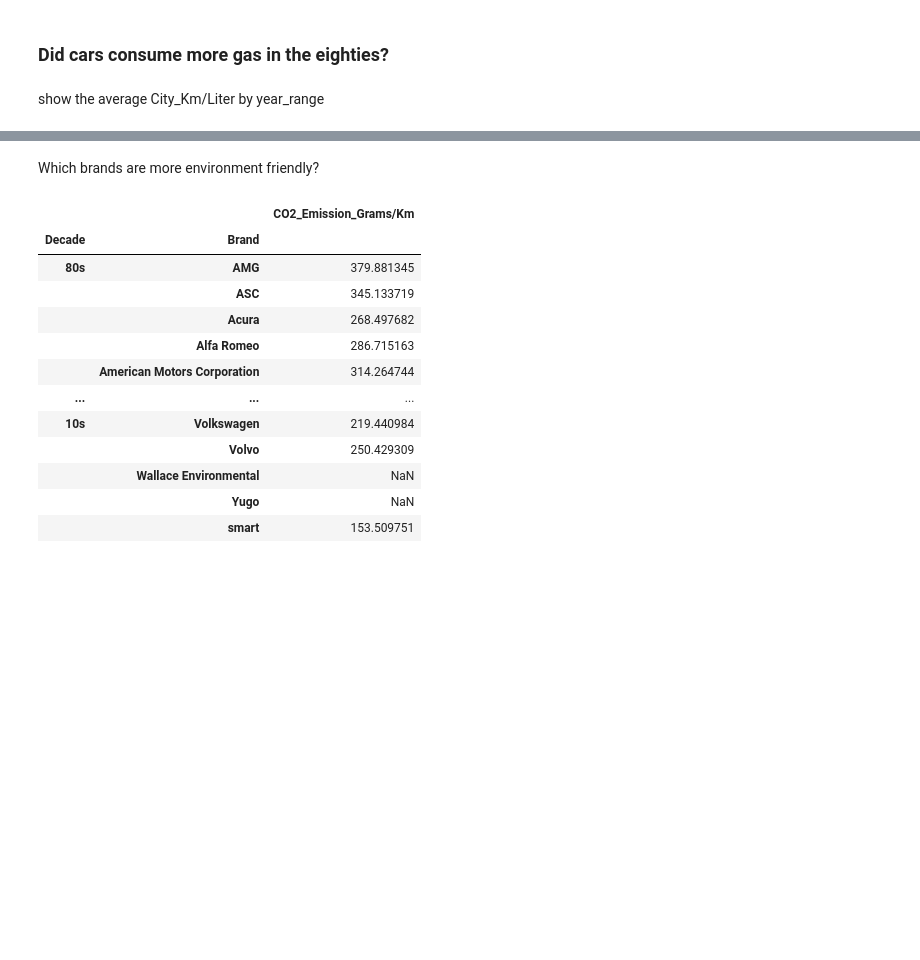
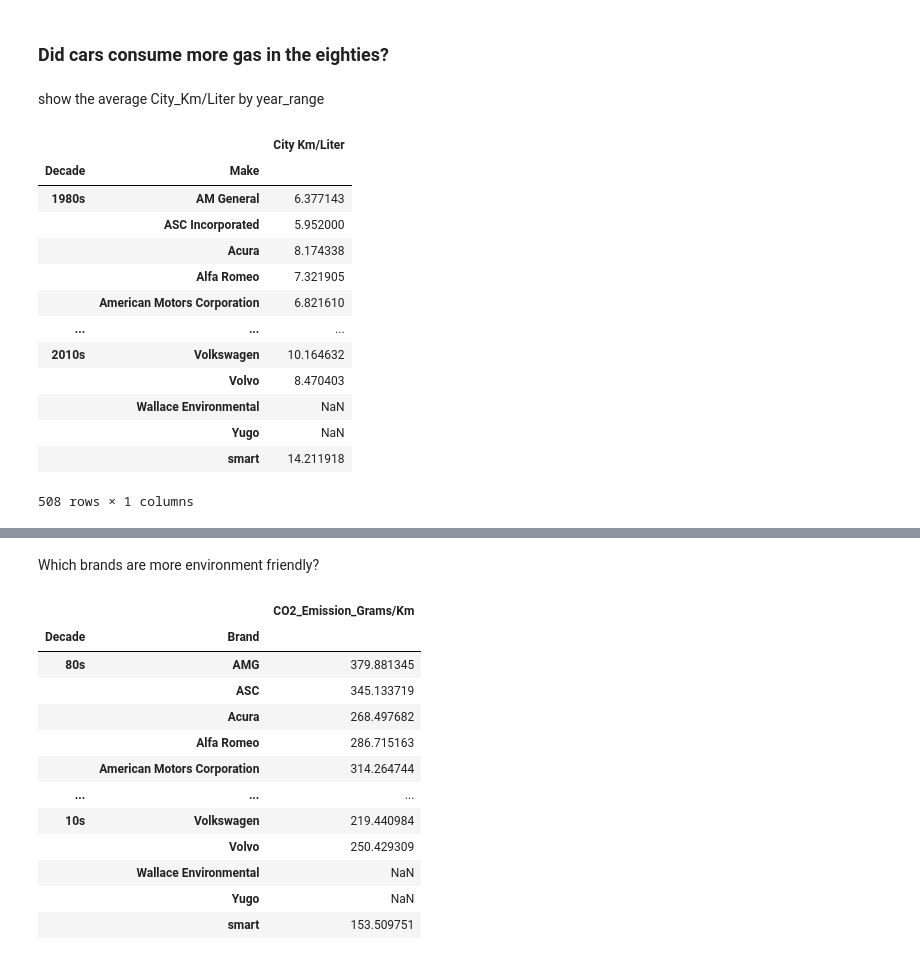
Before and after one commit to Romes-Kalt/IronRoman, a Jupyter notebook: LabWorks/week2/day5/Lab_Pandas_frouping_data_vehicles.ipynb, the cells around one changed output, grey strips where cells are left out. Cells and saved outputs as stored; diff of their text form; code cells hidden in the pictures; blank space fills up the shorter version.

```diff
--- a/LabWorks/week2/day5/Lab_Pandas_frouping_data_vehicles.ipynb
+++ b/LabWorks/week2/day5/Lab_Pandas_frouping_data_vehicles.ipynb
@@ -53,0 +91,5 @@ What brand has the most cars?
+# %%
+cars["CO2 Emission Grams/km"]=cars["CO2 Emission Grams/Mile"]*(1/1.60934)
+# vehicles_df.rename(columns={"CO2 Emission Grams/Mile":"CO2 Emission Grams/Km"}, inplace=True)
+# vehicles_df
+cars[["CO2 Emission Grams/km", "CO2 Emission Grams/Mile"]]
@@ -58,2 +145,4 @@ What brand has the most cars?
 # %% [markdown]
 Use `pd.cut` or `pd.qcut` to create 4 groups (bins) of cars, by Year. We want to explore how cars have evolved decade by decade.
+# %%
+cars["Decade"] = pd.cut(cars['Year'], bins=[1980,1990,2000,2010,2020], labels=["1980s","1990s","2000s","2010s"])
@@ -79,0 +176,22 @@ show the average City_Km/Liter by year_range
+# %%
+cars["City Km/Liter"]=cars["City MPG"]*(1.60934/3.78541)
+cars["Highway Km/Liter"]=cars["Highway MPG"]*(1.60934/3.78541)
+cars["Combined Km/Liter"]=cars["Combined MPG"]*(1.60934/3.78541)
+#cars.rename(columns={"City MPG":"City Km/Liter","Highway MPG":"Highway Km/Liter","Combined MPG":"Combined Km/Liter"}, inplace=True)
+# %%
+cars.groupby(["Decade","Make"])[["City Km/Liter"]].mean()
+# %% [output]
+|  |  | City Km/Liter |
+| Decade | Make |  |
+| 1980s | AM General | 6.377143 |
+|  | ASC Incorporated | 5.952000 |
+|  | Acura | 8.174338 |
+|  | Alfa Romeo | 7.321905 |
+|  | American Motors Corporation | 6.821610 |
+| ... | ... | ... |
+| 2010s | Volkswagen | 10.164632 |
+|  | Volvo | 8.470403 |
+|  | Wallace Environmental | NaN |
+|  | Yugo | NaN |
+|  | smart | 14.211918 |
+508 rows × 1 columns
```
Also changed, not shown: parts of 21 cells of this notebook.
